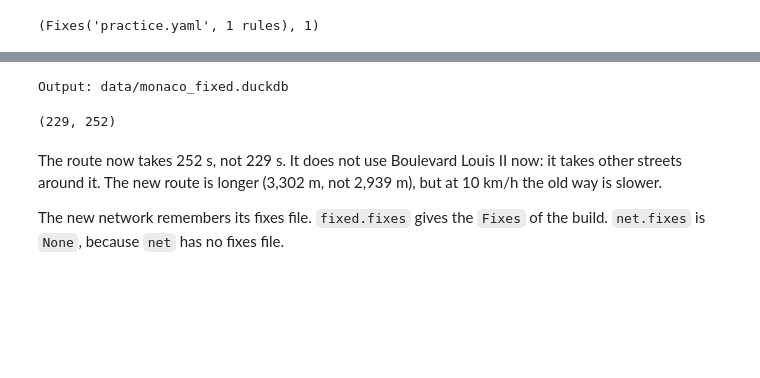
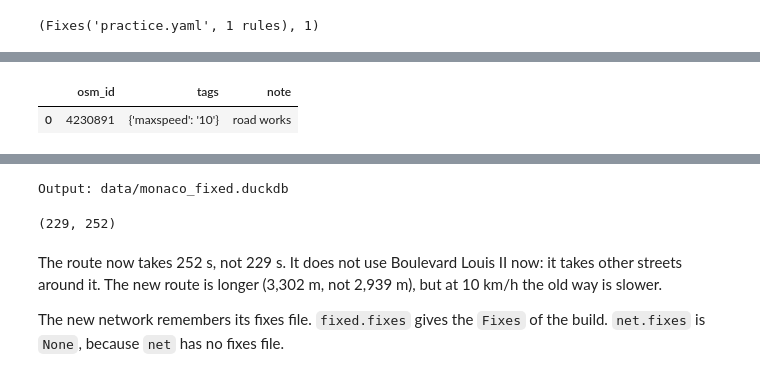
Before and after one commit to Khoshkhah/duckOSM, a Jupyter notebook: docs/notebooks/05_osm_fixes.ipynb, the cells around one changed output, grey strips where cells are left out. Saved outputs shown, nothing was run; the diff lists cells and outputs as text; code cells hidden in the pictures; blank space fills up the shorter version.

```diff
--- a/docs/notebooks/05_osm_fixes.ipynb
+++ b/docs/notebooks/05_osm_fixes.ipynb
@@ -219,0 +305,13 @@ also `remove: true`. `len(fixes)` is the number of rules.
+# %%
+from pathlib import Path
+
+Path("hand.yaml").write_text("""overrides:
+  - osm_id: 4230891
+    tags:
+      maxspeed: "10"
+    note: road works
+""")                                                     # the file, written as text
+duckosm.fixes.Fixes("hand.yaml").rules()               # open it: one rule
+# %% [output]
+|  | osm_id | tags | note |
+| 0 | 4230891 | {'maxspeed': '10'} | road works |
```
Also changed, not shown: parts of 23 cells of this notebook, 1 other file.
